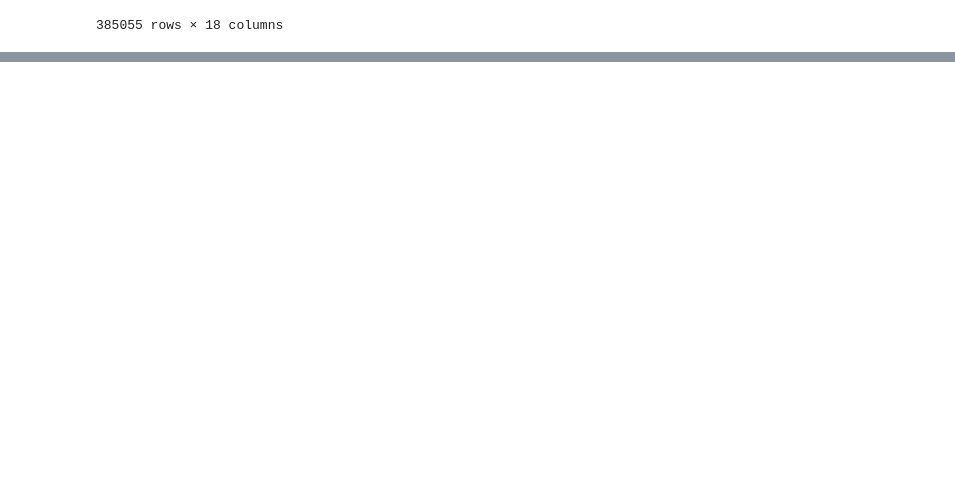
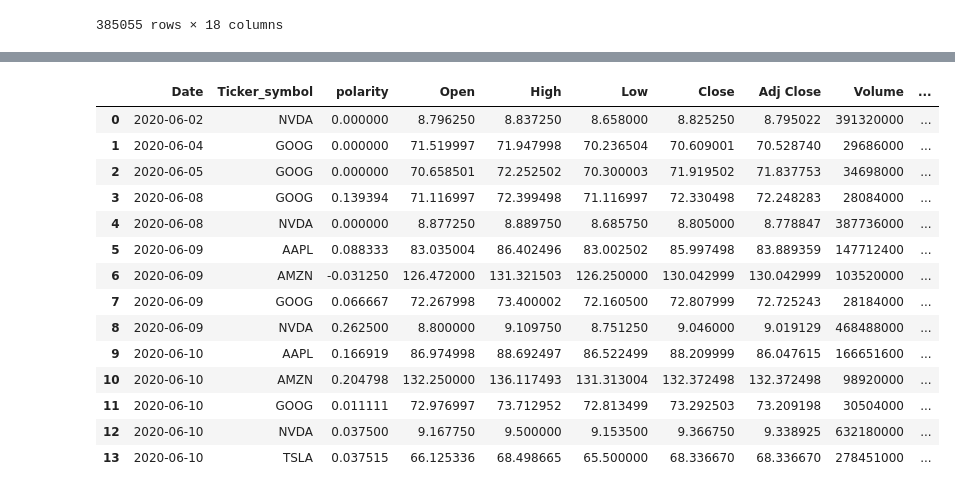
Before and after one commit to GetieBalew24/StockMarketAnalyis, a Jupyter notebook: notebooks/new_stock_coorrelation_analysis.ipynb, the cells around one changed output, grey strips where cells are left out. Drawn from its saved outputs; the diff is of its cells as text; code cells hidden in the pictures; blank space fills up the shorter version.

Commit message:
Calculate Daily Stock Returns

```diff
--- a/notebooks/new_stock_coorrelation_analysis.ipynb
+++ b/notebooks/new_stock_coorrelation_analysis.ipynb
@@ -242,0 +245,3 @@ filtered_data
+# %%
+# Calculate daily returns using calculate_daily_returns function
+filtered_data['daily_return']=corr_analyser.calculate_daily_returns(filtered_data['Close'])
@@ -242,0 +268,34 @@ filtered_data
+# %%
+# Remove specified columns from a pandas DataFrame
+col_drop=['Stock Splits','Dividends']
+filtered_data.drop(col_drop,axis=1,inplace=True)
+# %%
+# Aggregate data by date and Ticker_symbol with polarity by mean, while keeping all columns first value
+aggregated_data = filtered_data.groupby(['Date', 'Ticker_symbol'], as_index=False).agg({
+    'polarity': 'mean',
+    'Open': 'first',
+    'High': 'first',
+    'Low': 'first',
+    'Close': 'first',
+    'Adj Close': 'first',
+    'Volume': 'first',
+    'daily_return':'first'
+})
+# %%
+aggregated_data
+# %% [output]
+|  | Date | Ticker_symbol | polarity | Open | High | Low | Close | Adj Close | Volume | ... |
+| 0 | 2020-06-02 | NVDA | 0.000000 | 8.796250 | 8.837250 | 8.658000 | 8.825250 | 8.795022 | 391320000 | ... |
+| 1 | 2020-06-04 | GOOG | 0.000000 | 71.519997 | 71.947998 | 70.236504 | 70.609001 | 70.528740 | 29686000 | ... |
+| 2 | 2020-06-05 | GOOG | 0.000000 | 70.658501 | 72.252502 | 70.300003 | 71.919502 | 71.837753 | 34698000 | ... |
+| 3 | 2020-06-08 | GOOG | 0.139394 | 71.116997 | 72.399498 | 71.116997 | 72.330498 | 72.248283 | 28084000 | ... |
+| 4 | 2020-06-08 | NVDA | 0.000000 | 8.877250 | 8.889750 | 8.685750 | 8.805000 | 8.778847 | 387736000 | ... |
+| 5 | 2020-06-09 | AAPL | 0.088333 | 83.035004 | 86.402496 | 83.002502 | 85.997498 | 83.889359 | 147712400 | ... |
+| 6 | 2020-06-09 | AMZN | -0.031250 | 126.472000 | 131.321503 | 126.250000 | 130.042999 | 130.042999 | 103520000 | ... |
+| 7 | 2020-06-09 | GOOG | 0.066667 | 72.267998 | 73.400002 | 72.160500 | 72.807999 | 72.725243 | 28184000 | ... |
+| 8 | 2020-06-09 | NVDA | 0.262500 | 8.800000 | 9.109750 | 8.751250 | 9.046000 | 9.019129 | 468488000 | ... |
+| 9 | 2020-06-10 | AAPL | 0.166919 | 86.974998 | 88.692497 | 86.522499 | 88.209999 | 86.047615 | 166651600 | ... |
+| 10 | 2020-06-10 | AMZN | 0.204798 | 132.250000 | 136.117493 | 131.313004 | 132.372498 | 132.372498 | 98920000 | ... |
+| 11 | 2020-06-10 | GOOG | 0.011111 | 72.976997 | 73.712952 | 72.813499 | 73.292503 | 73.209198 | 30504000 | ... |
+| 12 | 2020-06-10 | NVDA | 0.037500 | 9.167750 | 9.500000 | 9.153500 | 9.366750 | 9.338925 | 632180000 | ... |
+| 13 | 2020-06-10 | TSLA | 0.037515 | 66.125336 | 68.498665 | 65.500000 | 68.336670 | 68.336670 | 278451000 | ... |
```
Also changed, not shown: parts of 2 cells of this notebook.
